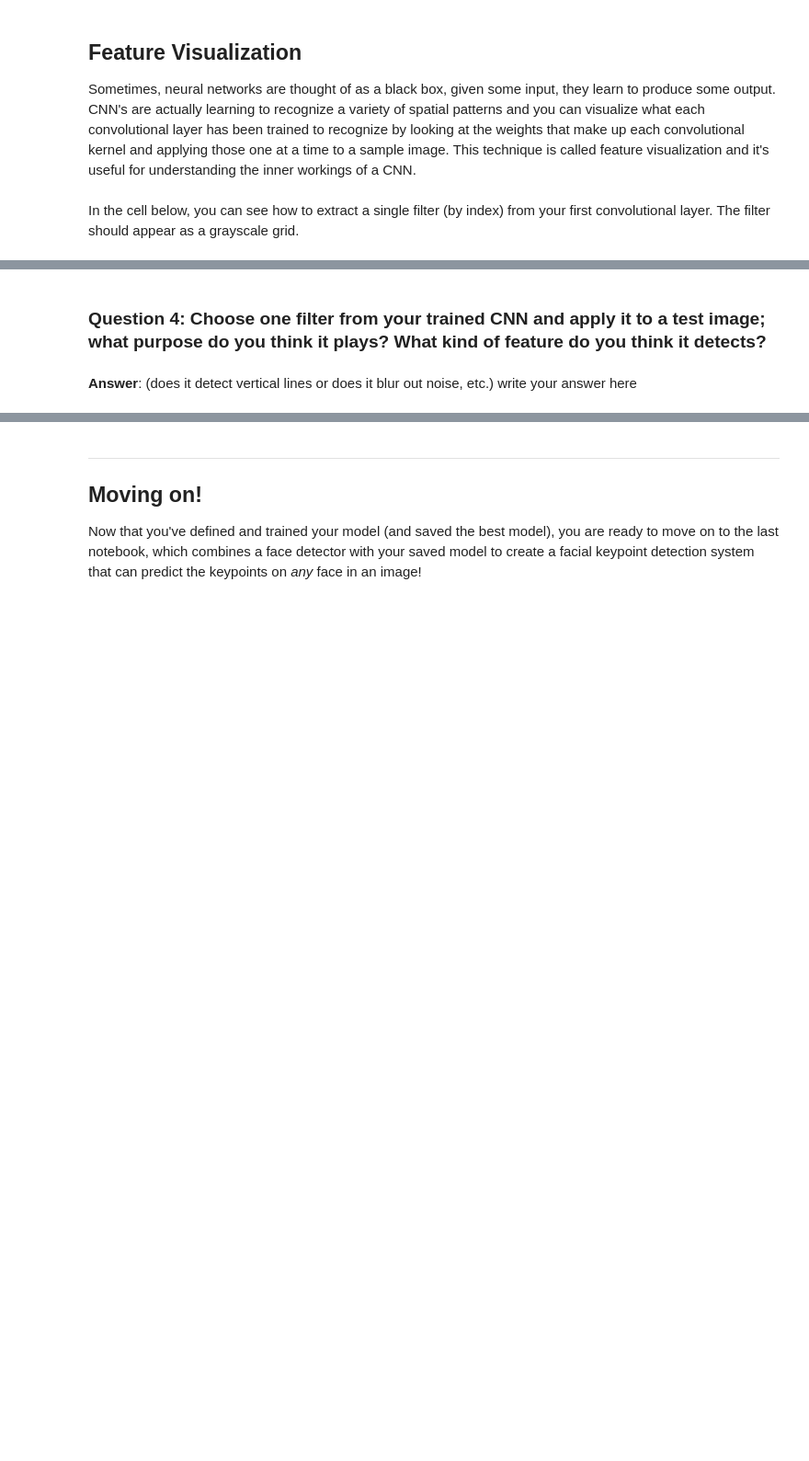
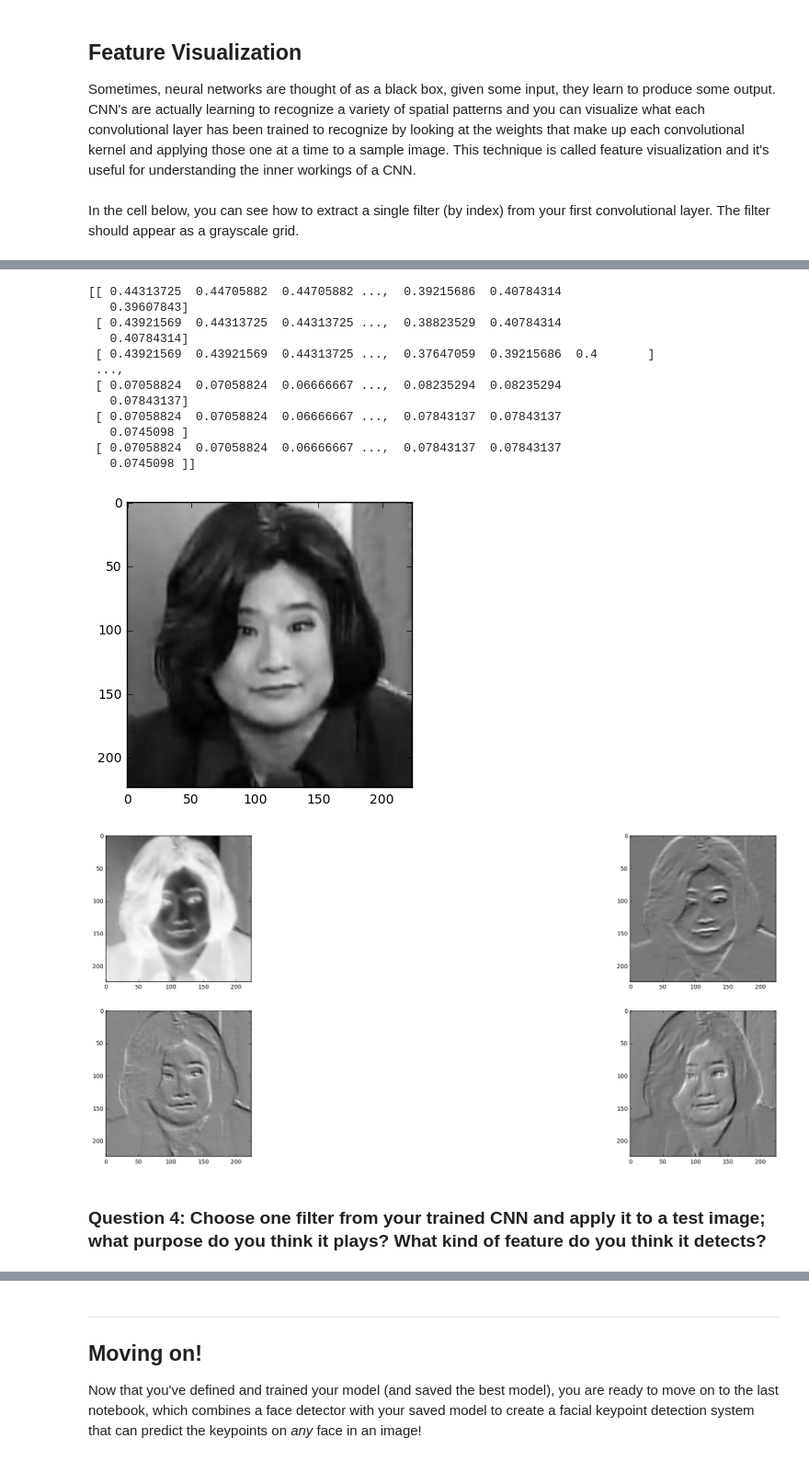
Before and after one commit to liuzhongling/facial-keypoints-p1, a Jupyter notebook: 2.Define the Network Architecture.ipynb, the cells around one changed output, grey strips where cells are left out. Shown: that part at 92% size. Drawn from its saved outputs; the diff is of its cells as text; code cells hidden in the pictures; blank space fills up the shorter version.

```diff
--- a/2.Define the Network Architecture.ipynb
+++ b/2.Define the Network Architecture.ipynb
@@ -589,34 +671,47 @@ Next, choose a test image and filter it with one of the convolutional kernels in
 # %%
 ##TODO: load in and display any image from the transformed test dataset
 import cv2
 imgIdx = 6
 dataiter = iter(test_loader)
 sample = dataiter.next()
 
 images = sample['image']
 
 img = images[imgIdx].data.numpy()
 
 img = np.transpose(img, (1, 2, 0))
 
 img = np.squeeze(img)
 
 plt.imshow(img, cmap='gray')
 
 print(img)
 ## TODO: Using cv's filter2D function,
 ## apply a specific set of filter weights (like the one displayed above) to the test image
-weights2 = net.conv2.weight.data
-w = weights2.numpy()
+weights2 = net.conv1.weight.data
+w = weights2.cpu().numpy()
 fig=plt.figure(figsize=(30, 10))
 columns = 2
 rows = 2
 for i in range(0, columns*rows):
     fig.add_subplot(rows, columns, i+1)
     c = cv2.filter2D(img, -1, w[i][0])
     plt.imshow(c, cmap='gray')
 plt.show()
+# %% [output]
+[[ 0.44313725  0.44705882  0.44705882 ...,  0.39215686  0.40784314
+   0.39607843]
+ [ 0.43921569  0.44313725  0.44313725 ...,  0.38823529  0.40784314
+   0.40784314]
+ [ 0.43921569  0.43921569  0.44313725 ...,  0.37647059  0.39215686  0.4       ]
+ ...,
+ [ 0.07058824  0.07058824  0.06666667 ...,  0.08235294  0.08235294
+   0.07843137]
+ [ 0.07058824  0.07058824  0.06666667 ...,  0.07843137  0.07843137
+   0.0745098 ]
+ [ 0.07058824  0.07058824  0.06666667 ...,  0.07843137  0.07843137
+   0.0745098 ]]
+[figure, added]
+[figure, added]
 # %% [markdown]
 ### Question 4: Choose one filter from your trained CNN and apply it to a test image; what purpose do you think it plays? What kind of feature do you think it detects?
-# %% [markdown]
-**Answer**: (does it detect vertical lines or does it blur out noise, etc.) write your answer here
```
Also changed, not shown: parts of 24 cells of this notebook, 1 other file.
